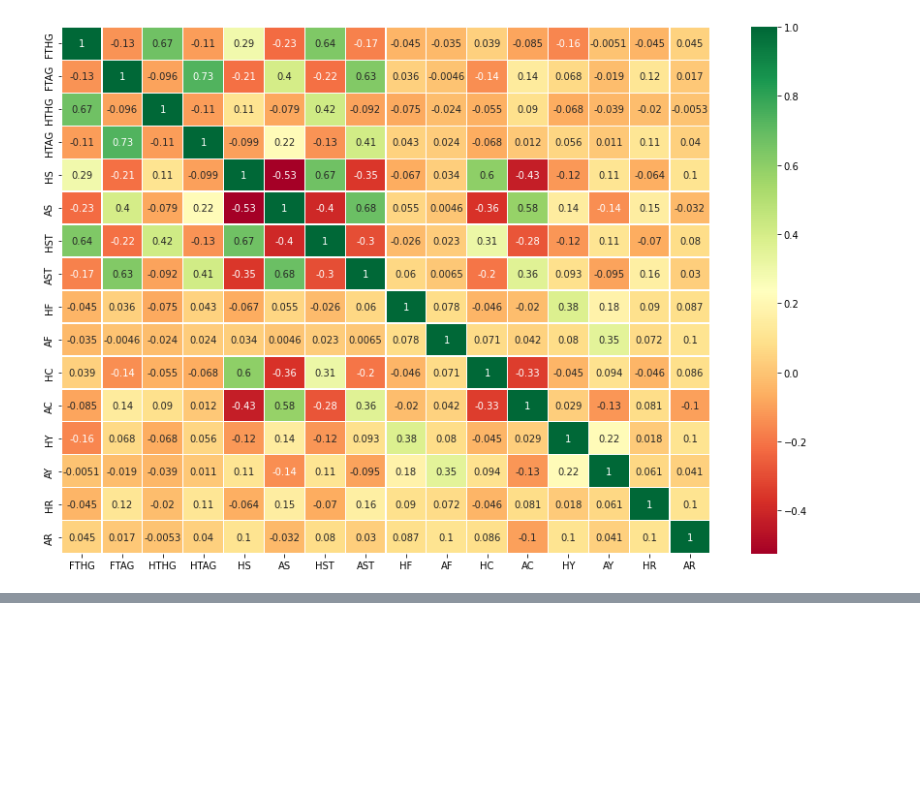
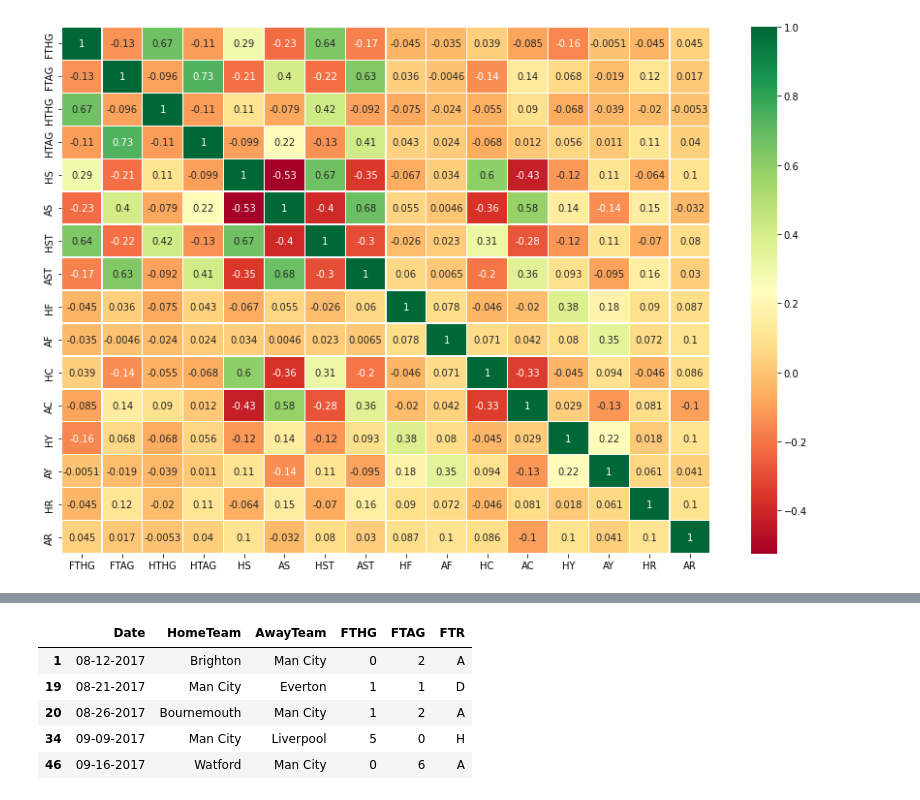
Before and after one commit to EstherOgutu/Premier-League-Prediction-Group-3-, a Jupyter notebook: Premier_League_Prediction.ipynb, the cells around one changed output, grey strips where cells are left out. Saved outputs shown, nothing was run; the diff lists cells and outputs as text; code cells hidden in the pictures; blank space fills up the shorter version.

```diff
--- a/Premier_League_Prediction.ipynb
+++ b/Premier_League_Prediction.ipynb
@@ -531,0 +632,11 @@ sns.heatmap(season18.corr(), annot=True, cmap='RdYlGn', linewidths=0.2)
+# %%
+df_ManCity = season18.loc[(season18['HomeTeam'] == 'Man City') | (season18['AwayTeam'] == 'Man City')]
+
+df_ManCity.head()
+# %% [output]
+|  | Date | HomeTeam | AwayTeam | FTHG | FTAG | FTR |
+| 1 | 08-12-2017 | Brighton | Man City | 0 | 2 | A |
+| 19 | 08-21-2017 | Man City | Everton | 1 | 1 | D |
+| 20 | 08-26-2017 | Bournemouth | Man City | 1 | 2 | A |
+| 34 | 09-09-2017 | Man City | Liverpool | 5 | 0 | H |
+| 46 | 09-16-2017 | Watford | Man City | 0 | 6 | A |
```
Also changed, not shown: parts of 29 cells of this notebook.
